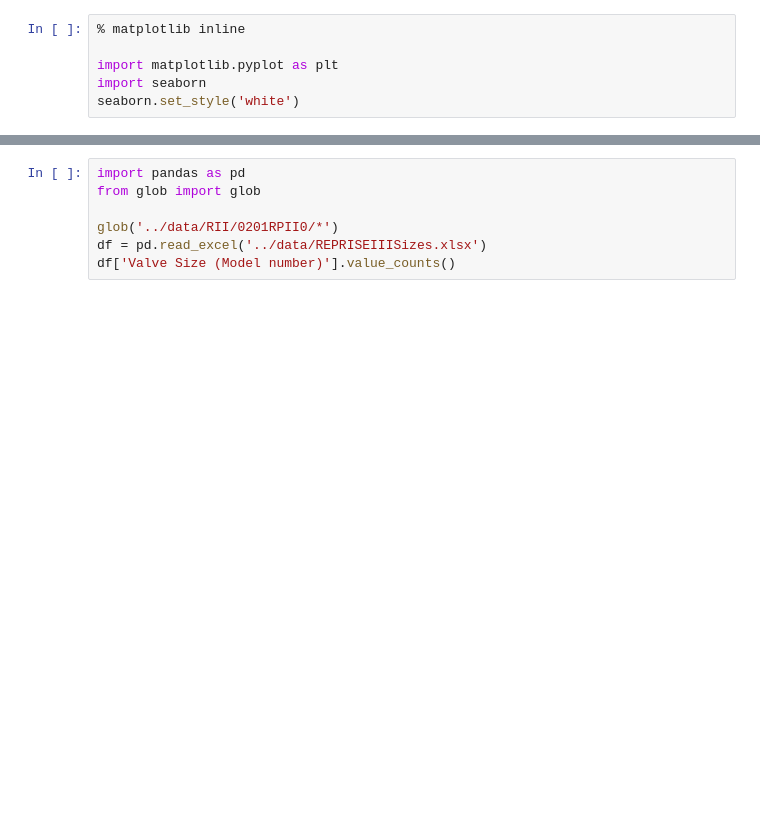
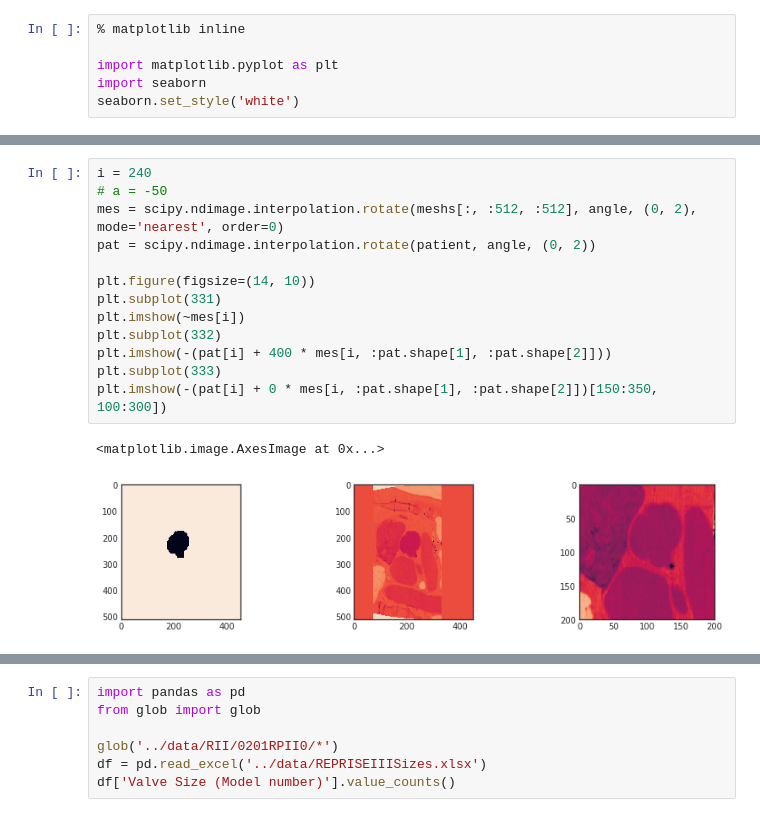
Before and after one commit to vessemer/AortaEstimation, a Jupyter notebook: IPython/2D-Unet.ipynb, the cells around one changed output, grey strips where cells are left out. Cells and saved outputs as stored; diff of their text form; blank space fills up the shorter version.

```diff
--- a/IPython/2D-Unet.ipynb
+++ b/IPython/2D-Unet.ipynb
@@ -29,0 +55,16 @@ meshs = [load_utils.load_mesh(path, meta) for path in meshs]
+# %%
+i = 240
+# a = -50
+mes = scipy.ndimage.interpolation.rotate(meshs[:, :512, :512], angle, (0, 2), mode='nearest', order=0)
+pat = scipy.ndimage.interpolation.rotate(patient, angle, (0, 2))
+
+plt.figure(figsize=(14, 10))
+plt.subplot(331)
+plt.imshow(~mes[i])
+plt.subplot(332)
+plt.imshow(-(pat[i] + 400 * mes[i, :pat.shape[1], :pat.shape[2]]))
+plt.subplot(333)
+plt.imshow(-(pat[i] + 0 * mes[i, :pat.shape[1], :pat.shape[2]])[150:350, 100:300])
+# %% [output]
+<matplotlib.image.AxesImage at 0x...>
+[figure, added]
```
Also changed, not shown: parts of 9 cells of this notebook, 2 other files.
